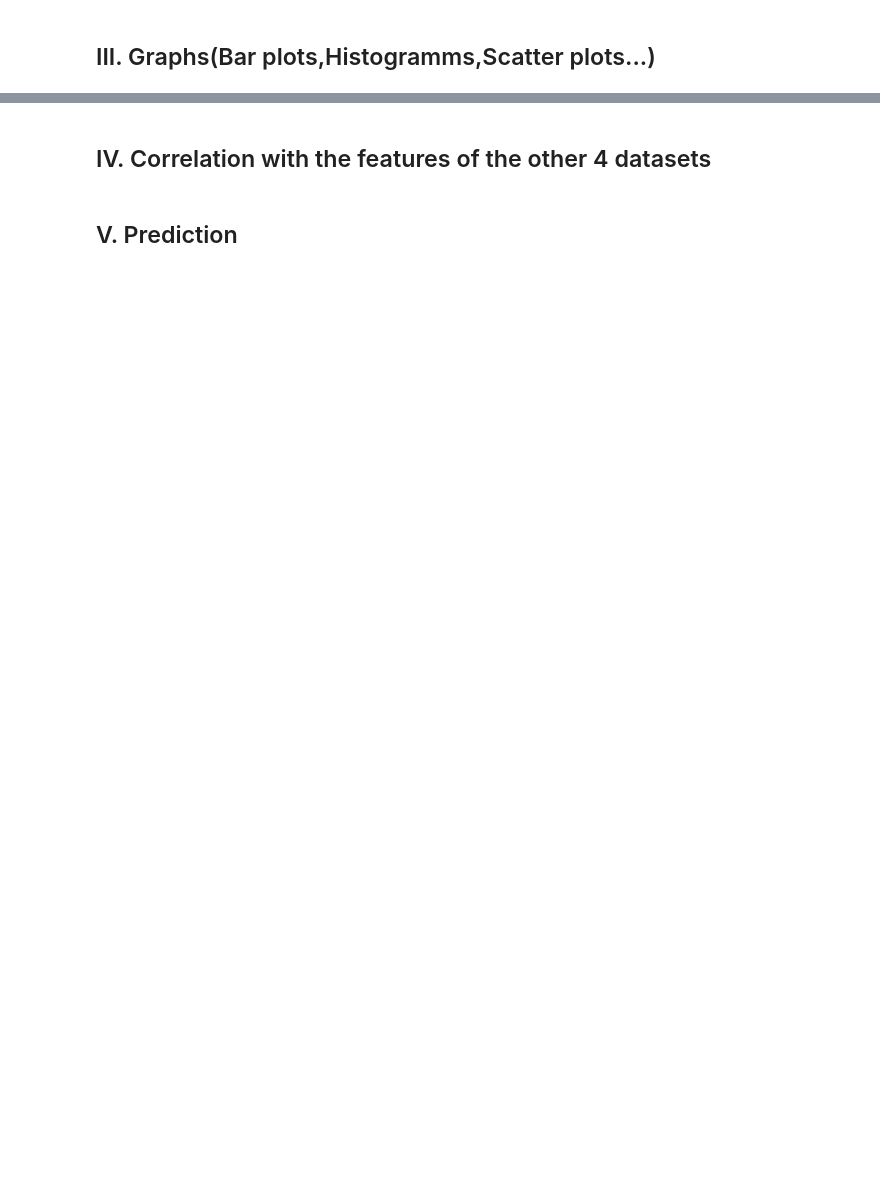
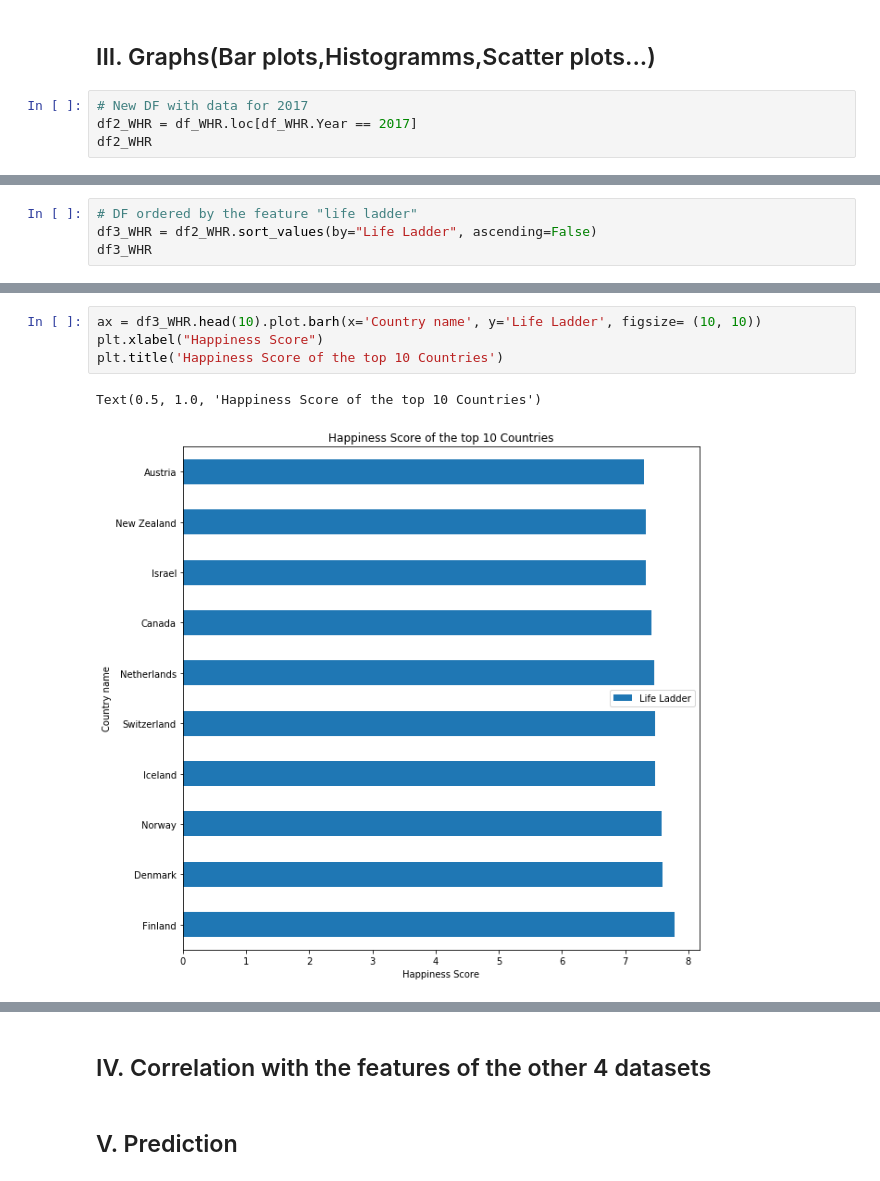
Before and after one commit to hackan98/DMML2019_Team_Nestle, a Jupyter notebook: code/HappinessProjectNestle.ipynb, the cells around one changed output, grey strips where cells are left out. Saved outputs shown, nothing was run; the diff lists cells and outputs as text; blank space fills up the shorter version.

Commit message:
Add horizontal bar plots

```diff
--- a/code/HappinessProjectNestle.ipynb
+++ b/code/HappinessProjectNestle.ipynb
@@ -802,2 +809,6 @@ df_WHR
 # %% [markdown]
 ## III. Graphs(Bar plots,Histogramms,Scatter plots...)
+# %%
+# New DF with data for 2017
+df2_WHR = df_WHR.loc[df_WHR.Year == 2017]
+df2_WHR
@@ -803,0 +829,4 @@ df_WHR
+# %%
+# DF ordered by the feature "life ladder"
+df3_WHR = df2_WHR.sort_values(by="Life Ladder", ascending=False)
+df3_WHR
@@ -803,0 +847,7 @@ df_WHR
+# %%
+ax = df3_WHR.head(10).plot.barh(x='Country name', y='Life Ladder', figsize= (10, 10))
+plt.xlabel("Happiness Score")
+plt.title('Happiness Score of the top 10 Countries')
+# %% [output]
+Text(0.5, 1.0, 'Happiness Score of the top 10 Countries')
+[figure, added]
```
Also changed, not shown: parts of 8 cells of this notebook.
